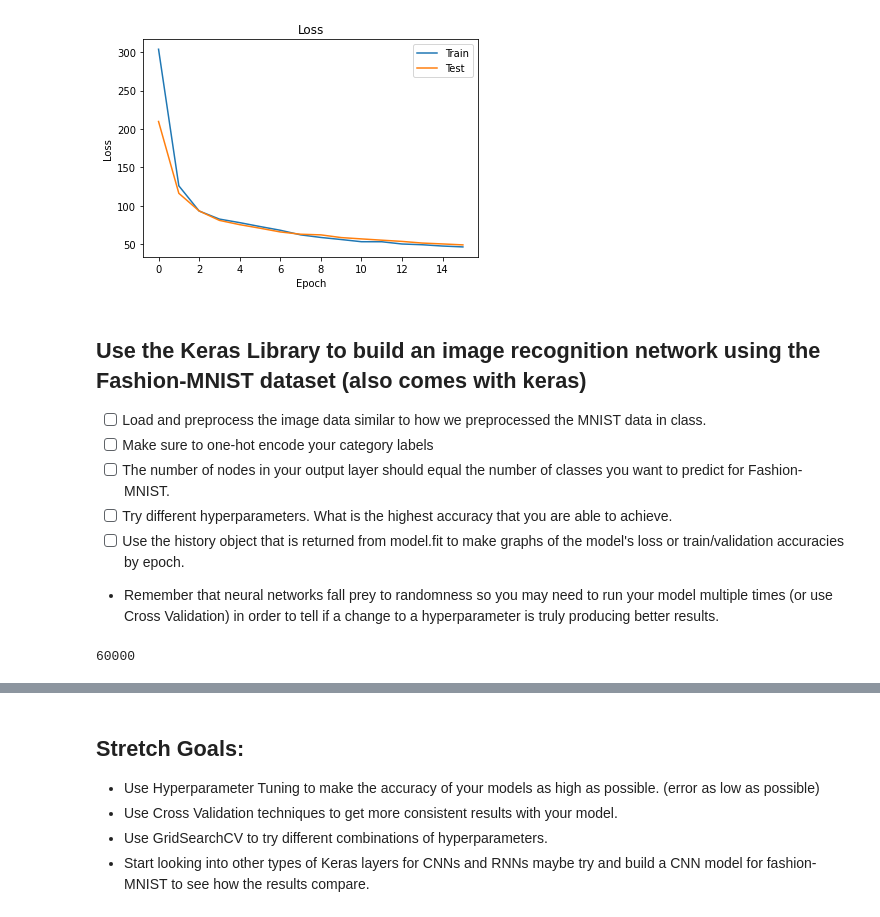
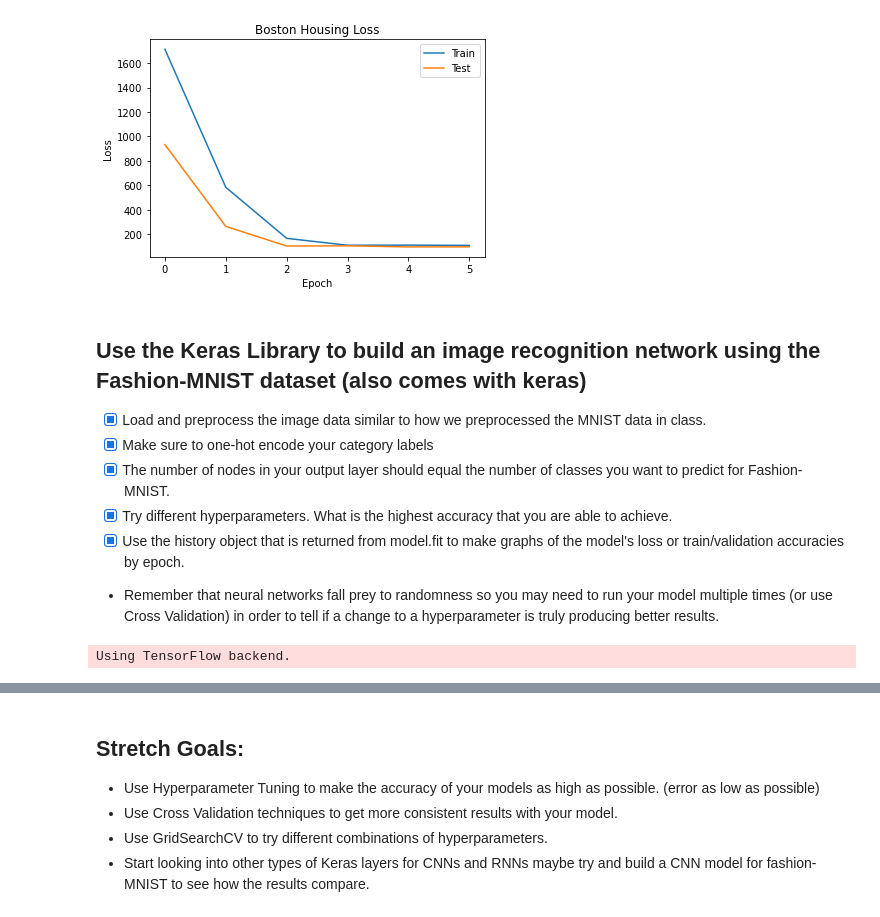
Before and after one commit to MaxTheMooshroom/DS-Unit-4-Sprint-2-Neural-Networks, a Jupyter notebook: module3-Intro-to-Keras/LS_DS_423_Keras_Assignment.ipynb, the cells around one changed output, grey strips where cells are left out. Drawn from its saved outputs; the diff is of its cells as text; code cells hidden in the pictures.

```diff
--- a/module3-Intro-to-Keras/LS_DS_423_Keras_Assignment.ipynb
+++ b/module3-Intro-to-Keras/LS_DS_423_Keras_Assignment.ipynb
@@ -25,9 +25,4 @@
 from tensorflow.keras.datasets import boston_housing, fashion_mnist
 import pandas as pd
 
-(X_train, y_train), (X_test, y_test) = boston_housing.load_data()
-
-for i in range(len(X_train[0])):
-    print(f'Feature {i} range: {(min(X_train[:,i]), max(X_train[:,i]))}')
-    print(f'  unique values: {pd.Series(X_train[:,i]).nunique()}')
-    print()
+(b_X_train, b_y_train), (b_X_test, b_y_test) = boston_housing.load_data()
@@ -52,6 +29,6 @@ Feature 12 range: (1.73, 37.97)
 # %%
 from tensorflow.keras.models import Sequential
-from tensorflow.keras.layers import Dense, Flatten
+from tensorflow.keras.layers import Dense, Flatten, Dropout
 from tensorflow.keras.callbacks import EarlyStopping
 
 stop = EarlyStopping(monitor='val_mean_absolute_error', min_delta=0.5, patience=3)
@@ -65,8 +42,8 @@ model = Sequential([
 
 model.compile(loss='mean_squared_error', optimizer='adam', metrics=['mean_absolute_error'])
 
-history = model.fit(X_train, y_train, epochs=50,
-                    validation_data=(X_test,y_test),
+b_history = model.fit(b_X_train, b_y_train, epochs=50,
+                    validation_data=(b_X_test, b_y_test),
                     callbacks=[stop])
 # %% [output]
 Train on 404 samples, validate on 102 samples
@@ -89,21 +62,21 @@ Epoch 16/50
 # %%
 import matplotlib.pyplot as plt
 
-plt.plot(history.history['loss'])
-plt.plot(history.history['val_loss'])
-plt.title('Loss')
+plt.plot(b_history.history['loss'])
+plt.plot(b_history.history['val_loss'])
+plt.title('Boston Housing Loss')
 plt.ylabel('Loss')
 plt.xlabel('Epoch')
 plt.legend(['Train', 'Test'], loc='upper right')
 plt.show()
 # %% [output]
-[figure, old version]
+[figure, new version]
 # %% [markdown]
 ## Use the Keras Library to build an image recognition network using the Fashion-MNIST dataset (also comes with keras)
 
-- [ ] Load and preprocess the image data similar to how we preprocessed the MNIST data in class.
-- [ ] Make sure to one-hot encode your category labels
-- [ ] The number of nodes in your output layer should equal the number of classes you want to predict for Fashion-MNIST.
-- [ ] Try different hyperparameters. What is the highest accuracy that you are able to achieve.
-- [ ] Use the history object that is returned from model.fit to make graphs of the model's loss or train/validation accuracies by epoch.
+- [X] Load and preprocess the image data similar to how we preprocessed the MNIST data in class.
+- [X] Make sure to one-hot encode your category labels
+- [X] The number of nodes in your output layer should equal the number of classes you want to predict for Fashion-MNIST.
+- [X] Try different hyperparameters. What is the highest accuracy that you are able to achieve.
+- [X] Use the history object that is returned from model.fit to make graphs of the model's loss or train/validation accuracies by epoch.
 - Remember that neural networks fall prey to randomness so you may need to run your model multiple times (or use Cross Validation) in order to tell if a change to a hyperparameter is truly producing better results.
@@ -125,7 +83,17 @@ X_test = temp
-# %%
-len(X_train)
-# %% [output]
-60000
+# %%
+##### Your Code Here #####
+import numpy as np
+import keras
+
+(fmnist_X_train, fmnist_y_train), (fmnist_X_test, fmnist_y_test) = fashion_mnist.load_data()
+
+fmnist_X_train = fmnist_X_train.astype('float32') / 255.0
+fmnist_X_test = fmnist_X_test.astype('float32') / 255.0
+
+fmnist_y_train = keras.utils.to_categorical(fmnist_y_train, 10)
+fmnist_y_test = keras.utils.to_categorical(fmnist_y_test, 10)
+# %% [output]
+Using TensorFlow backend.
 # %%
 stop = EarlyStopping(monitor='val_accuracy', min_delta=0.01, patience=3)
 
```
Also changed, not shown: parts of 5 cells of this notebook.
